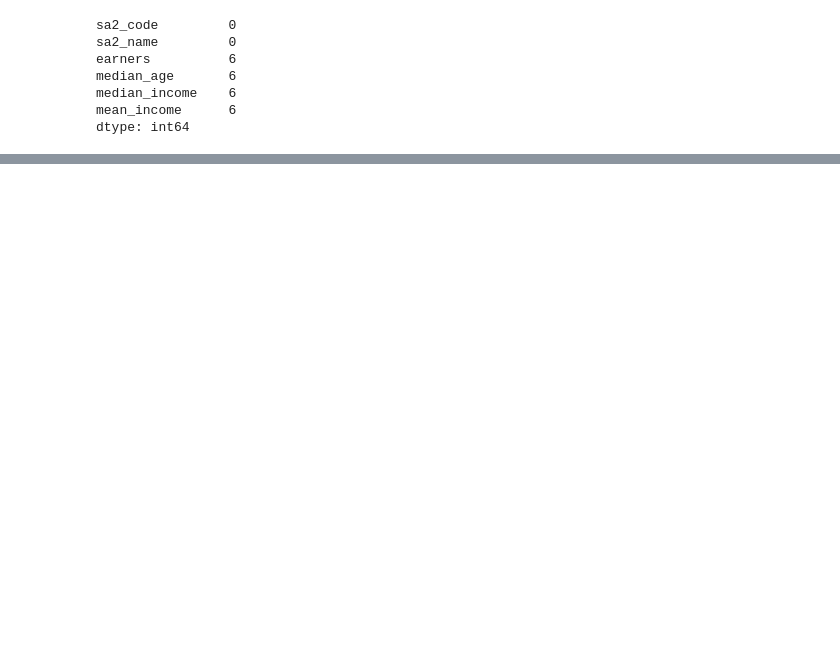
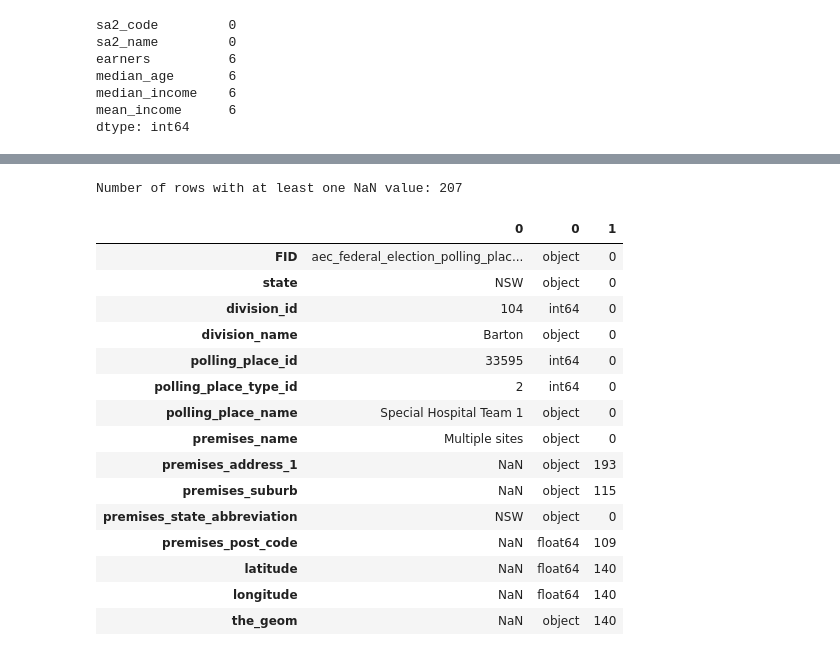
Before and after one commit to joshuahallam127/DATA2901_Assign, a Jupyter notebook: main.ipynb, the cells around one changed output, grey strips where cells are left out. Drawn from its saved outputs; the diff is of its cells as text; code cells hidden in the pictures; blank space fills up the shorter version.

Commit message:
filtering polling_places

```diff
--- a/main.ipynb
+++ b/main.ipynb
@@ -179,0 +371,2 @@ print(len(business['sa2_name'].unique()))
+# %%
+polling_places = polling_places.drop(labels=['premises_address_3', 'premises_address_2'], axis=1)
@@ -179,0 +392,26 @@ print(len(business['sa2_name'].unique()))
+# %%
+n_rows_with_nan = polling_places.isna().any(axis=1).sum()
+
+# Print the result
+print(f"Number of rows with at least one NaN value: {n_rows_with_nan}")
+# %% [output]
+Number of rows with at least one NaN value: 207
+# %%
+pd.concat([polling_places.iloc[0,:],polling_places.dtypes,polling_places.isna().sum()],axis=1,)
+# %% [output]
+|  | 0 | 0 | 1 |
+| FID | aec_federal_election_polling_plac... | object | 0 |
+| state | NSW | object | 0 |
+| division_id | 104 | int64 | 0 |
+| division_name | Barton | object | 0 |
+| polling_place_id | 33595 | int64 | 0 |
+| polling_place_type_id | 2 | int64 | 0 |
+| polling_place_name | Special Hospital Team 1 | object | 0 |
+| premises_name | Multiple sites | object | 0 |
+| premises_address_1 | NaN | object | 193 |
+| premises_suburb | NaN | object | 115 |
+| premises_state_abbreviation | NSW | object | 0 |
+| premises_post_code | NaN | float64 | 109 |
+| latitude | NaN | float64 | 140 |
+| longitude | NaN | float64 | 140 |
+| the_geom | NaN | object | 140 |
```
Also changed, not shown: parts of 32 cells of this notebook.
